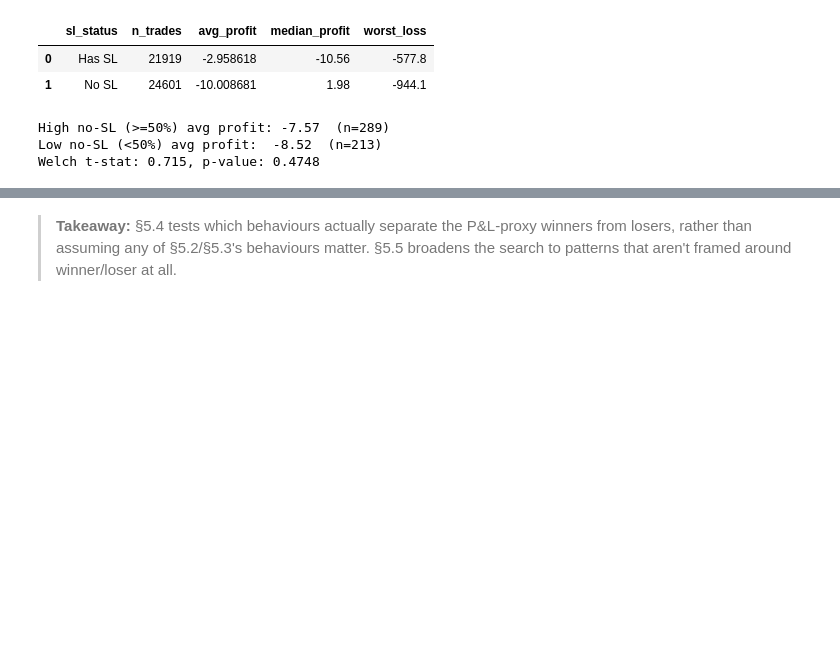
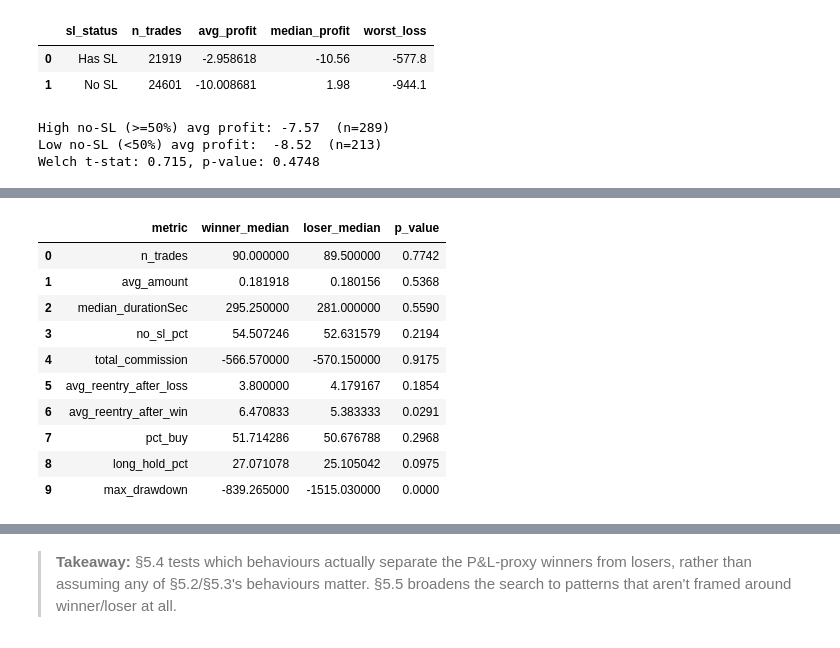
Before and after one commit to aanya006/C22-veNTUre-project, a Jupyter notebook: notebooks/profiling.ipynb, the cells around one changed output, grey strips where cells are left out. Cells and saved outputs as stored; diff of their text form; code cells hidden in the pictures; blank space fills up the shorter version.

```diff
--- a/notebooks/profiling.ipynb
+++ b/notebooks/profiling.ipynb
@@ -1036,0 +1184,34 @@ Best- and worst-performing accounts by average profit, for concrete grounding ra
+# %%
+behaviour_metrics = ["n_trades", "avg_amount", "median_durationSec", "no_sl_pct",
+                     "total_commission", "avg_reentry_after_loss", "avg_reentry_after_win",
+                     "pct_buy", "long_hold_pct", "max_drawdown"]
+
+winners = account_summary_full[account_summary_full["outcome"] == "winner"]
+losers = account_summary_full[account_summary_full["outcome"] == "loser"]
+
+test_rows = []
+for metric in behaviour_metrics:
+    # drop NaNs for this specific metric (some accounts won't have an after_loss or after_win gap if they never lost/won)
+    w = winners[metric].dropna()
+    l = losers[metric].dropna()
+    u_stat, p_value = stats.mannwhitneyu(w, l, alternative="two-sided")
+    test_rows.append({
+        "metric": metric,
+        "winner_median": w.median(),
+        "loser_median": l.median(),
+        "p_value": round(p_value, 4)
+    })
+
+pd.DataFrame(test_rows)
+# %% [output]
+|  | metric | winner_median | loser_median | p_value |
+| 0 | n_trades | 90.000000 | 89.500000 | 0.7742 |
+| 1 | avg_amount | 0.181918 | 0.180156 | 0.5368 |
+| 2 | median_durationSec | 295.250000 | 281.000000 | 0.5590 |
+| 3 | no_sl_pct | 54.507246 | 52.631579 | 0.2194 |
+| 4 | total_commission | -566.570000 | -570.150000 | 0.9175 |
+| 5 | avg_reentry_after_loss | 3.800000 | 4.179167 | 0.1854 |
+| 6 | avg_reentry_after_win | 6.470833 | 5.383333 | 0.0291 |
+| 7 | pct_buy | 51.714286 | 50.676788 | 0.2968 |
+| 8 | long_hold_pct | 27.071078 | 25.105042 | 0.0975 |
+| 9 | max_drawdown | -839.265000 | -1515.030000 | 0.0000 |
```
Also changed, not shown: parts of 36 cells of this notebook, 3 other files.
